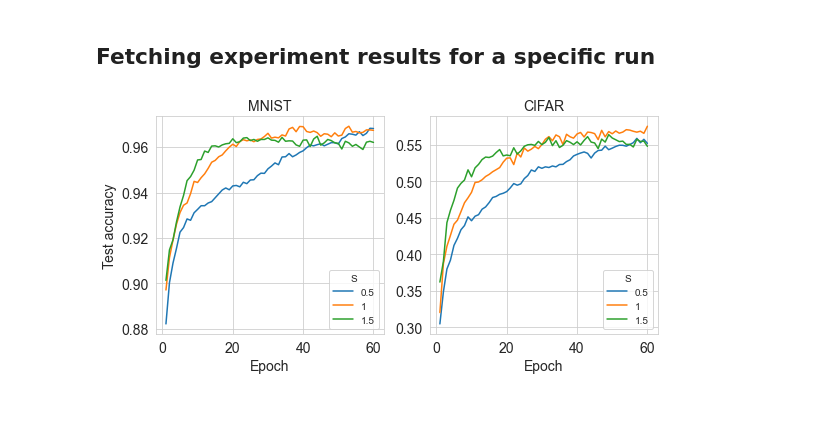
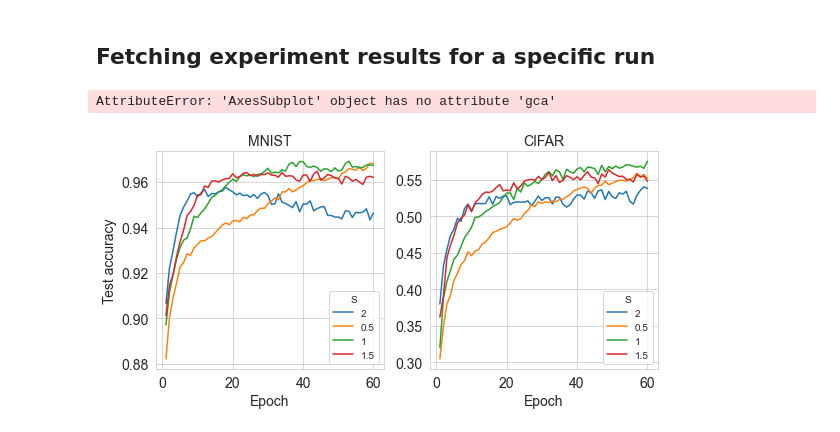
Before and after one commit to lguerdan/10-701-Project, a Jupyter notebook: dev_notebook.ipynb, the cells around one changed output. Drawn from its saved outputs; the diff is of its cells as text; code cells hidden in the pictures.

```diff
--- a/dev_notebook.ipynb
+++ b/dev_notebook.ipynb
@@ -37,8 +38,9 @@ run_exp('run_a', params, use_devset=True)
 # %% [markdown]
 ## Fetching experiment results for a specific run
 # %%
-    exp, params = helpers.load_exp('central_baseline')
+exp, params = helpers.load_exp('central_baseline_fixed')
 exp['epoch'] = exp['epoch'] + 1
 plot_centralized_fixed_cuttoff_experiment(exp)
 # %% [output]
+AttributeError: 'AxesSubplot' object has no attribute 'gca'
-[figure, old version]
+[figure, new version]
```
Also changed, not shown: parts of 3 cells of this notebook, 1 other file.
